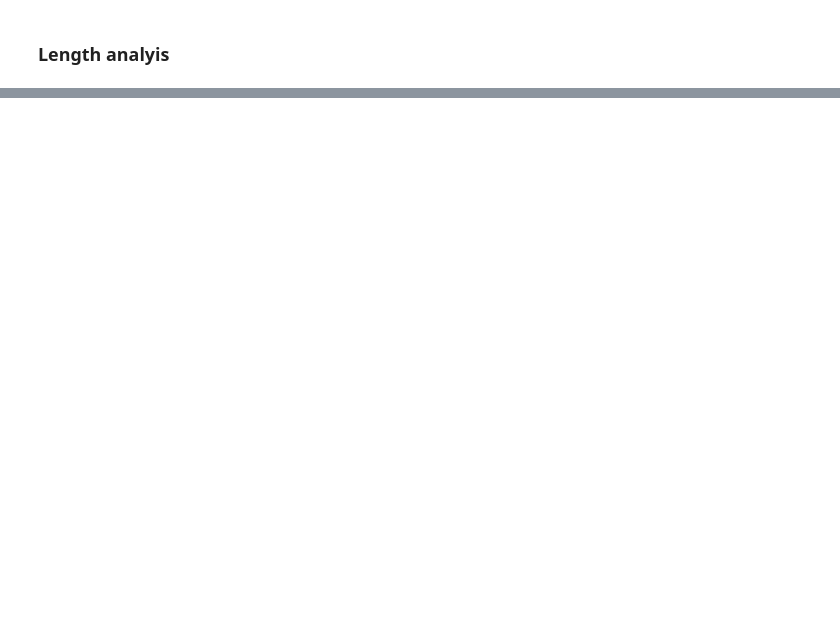
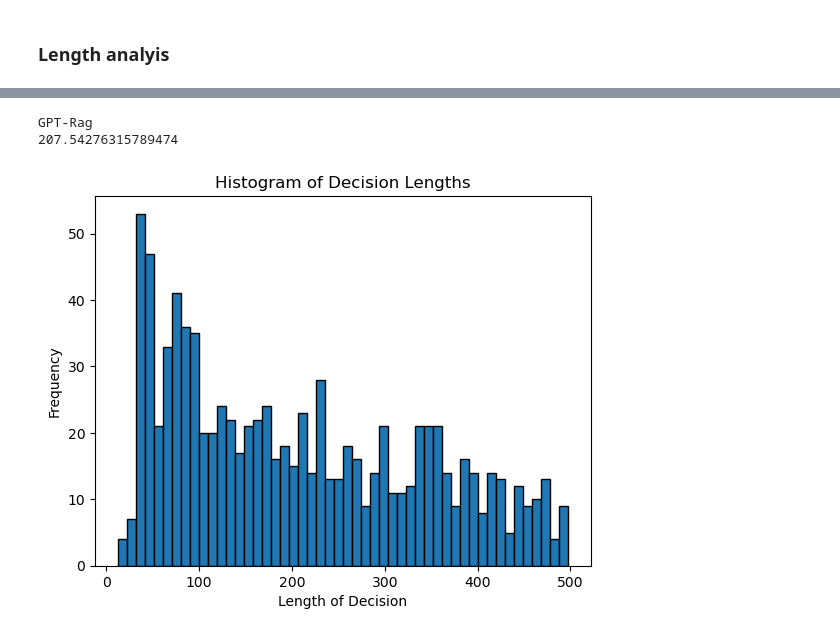
Before and after one commit to sa4s-serc/LLM4ADR, a Jupyter notebook: HumanEval/analysis/qualitative.ipynb, the cells around one changed output, grey strips where cells are left out. Cells and saved outputs as stored; diff of their text form; code cells hidden in the pictures; blank space fills up the shorter version.

```diff
--- a/HumanEval/analysis/qualitative.ipynb
+++ b/HumanEval/analysis/qualitative.ipynb
@@ -58,0 +116,9 @@ len(Decision[100])
+# %%
+data_RAG = pd.read_json(f'../../RAG/results/gpt-4o.jsonl', lines=True)
+Prediction = data_RAG['Predicted'].tolist()
+print("GPT-Rag")
+length(Prediction)
+# %% [output]
+GPT-Rag
+207.54276315789474
+[figure, added]
```
Also changed, not shown: parts of 11 cells of this notebook, 1 other file.
